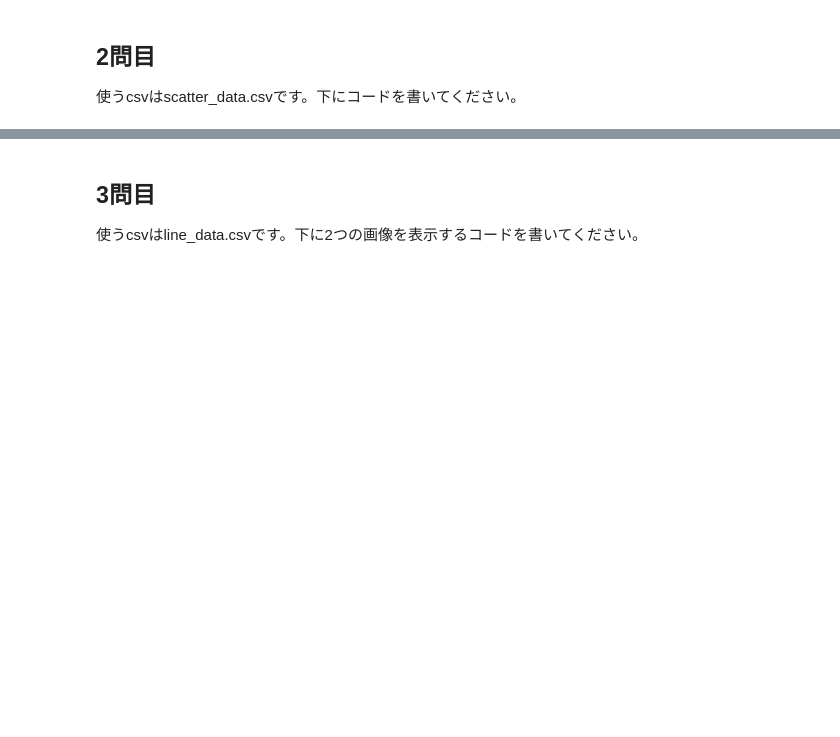
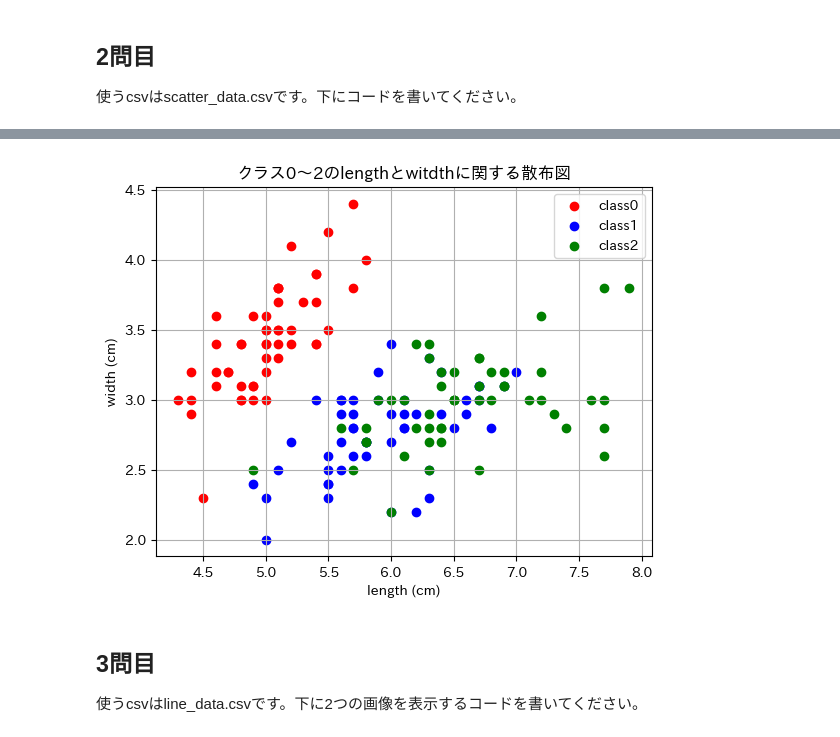
Before and after one commit to Yuka0830/BasicPython, a Jupyter notebook: matplotlib_exercise.ipynb, the cells around one changed output, grey strips where cells are left out. Cells and saved outputs as stored; diff of their text form; code cells hidden in the pictures; blank space fills up the shorter version.

```diff
--- a/matplotlib_exercise.ipynb
+++ b/matplotlib_exercise.ipynb
@@ -32,6 +32,18 @@ plt.legend()
 使うcsvはscatter_data.csvです。下にコードを書いてください。
 # %% [markdown]
 ![問2](./imgs/matplotlib/plot_2.png)
+# %%
+df2=pd.read_csv('data/scatter_data.csv')
+plt.scatter(df2[df2['class']==0]['length (cm)'],df2[df2['class']==0]['width (cm)'],label="class0",color='red')
+plt.scatter(df2[df2['class']==1]['length (cm)'],df2[df2['class']==1]['width (cm)'],label="class1",color='blue')
+plt.scatter(df2[df2['class']==2]['length (cm)'],df2[df2['class']==2]['width (cm)'],label="class2",color='green')
+plt.title('クラス0～2のlengthとwitdthに関する散布図')
+plt.xlabel('length (cm)')
+plt.ylabel('width (cm)')
+plt.legend()
+plt.grid(True)
+# %% [output]
+[figure, added]
 # %% [markdown]
 ## 3問目
 使うcsvはline_data.csvです。下に2つの画像を表示するコードを書いてください。
```
Also changed, not shown: parts of 2 cells of this notebook.
